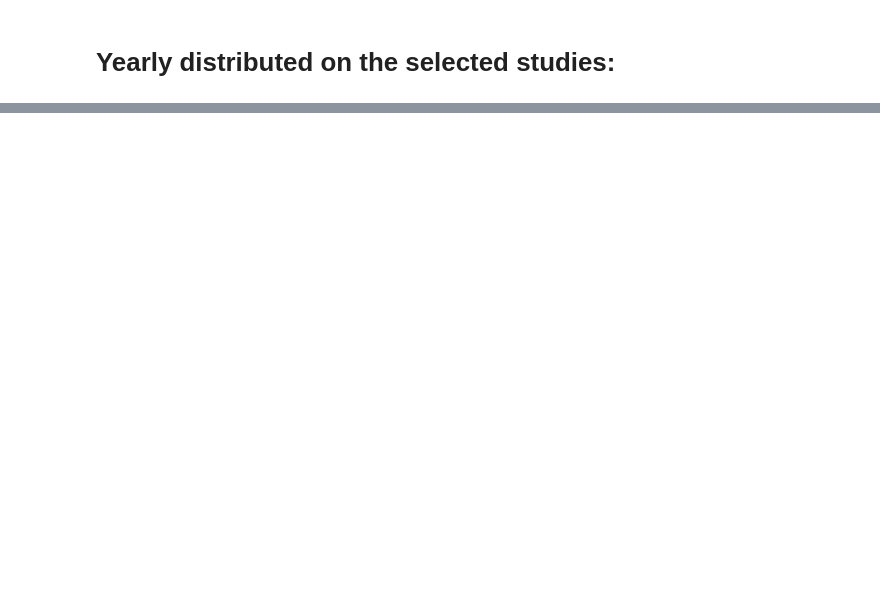
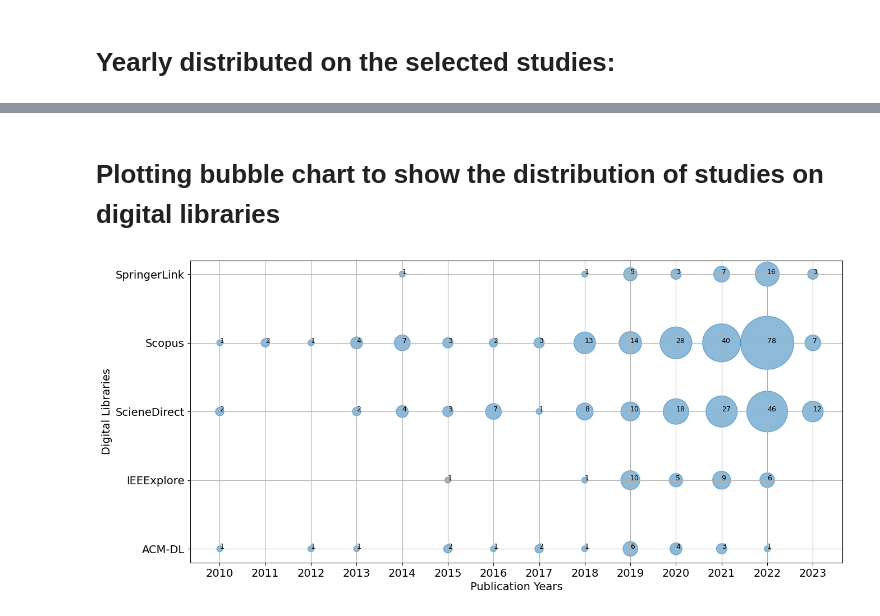
Before and after one commit to mesfinassres/Research, a Jupyter notebook: data-analysis.ipynb, the cells around one changed output, grey strips where cells are left out. Saved outputs shown, nothing was run; the diff lists cells and outputs as text; code cells hidden in the pictures; blank space fills up the shorter version.

```diff
--- a/data-analysis.ipynb
+++ b/data-analysis.ipynb
@@ -73,0 +92,33 @@ save_primary(df_primary, df).head(5)
+# %% [markdown]
+# Plotting bubble chart to show the distribution of studies on digital libraries
+# %%
+def plot_bubble(df, save_file):
+    """ plot bubble chart for yearly distribution of digital libraries
+    """
+    df_datasets = df.copy()
+    col0 = df_datasets.columns[0]
+    col1 = df_datasets.columns[1]
+    df_datasets=df_datasets.groupby([col0,col1]).size().reset_index(name='Count')
+
+    x = list(df_datasets[col0])
+    y = list(df_datasets[col1].astype(int))
+    s = list(df_datasets['Count']*60)
+    plt.rc('font', size=14)
+
+    fig, ax = plt.subplots(figsize=(15, 7))
+    ax.scatter(y, x, s, alpha=0.5)
+    plt.xticks(np.arange(2010, 2024, 1))
+    s = list(df_datasets['Count'])
+
+    for i, txt in enumerate(s):
+        ax.annotate(txt, (y[i], x[i]), size=9)
+
+    plt.xlabel("Publication Years")
+    plt.ylabel("Digital Libraries")
+    plt.grid()
+    plt.savefig('result/' + save_file)
+    plt.show()
+
+plot_bubble(df[['library', 'Pub. Year']], save_file='dl-bubble.pdf')
+# %% [output]
+[figure, added]
```
Also changed, not shown: parts of 6 cells of this notebook.
